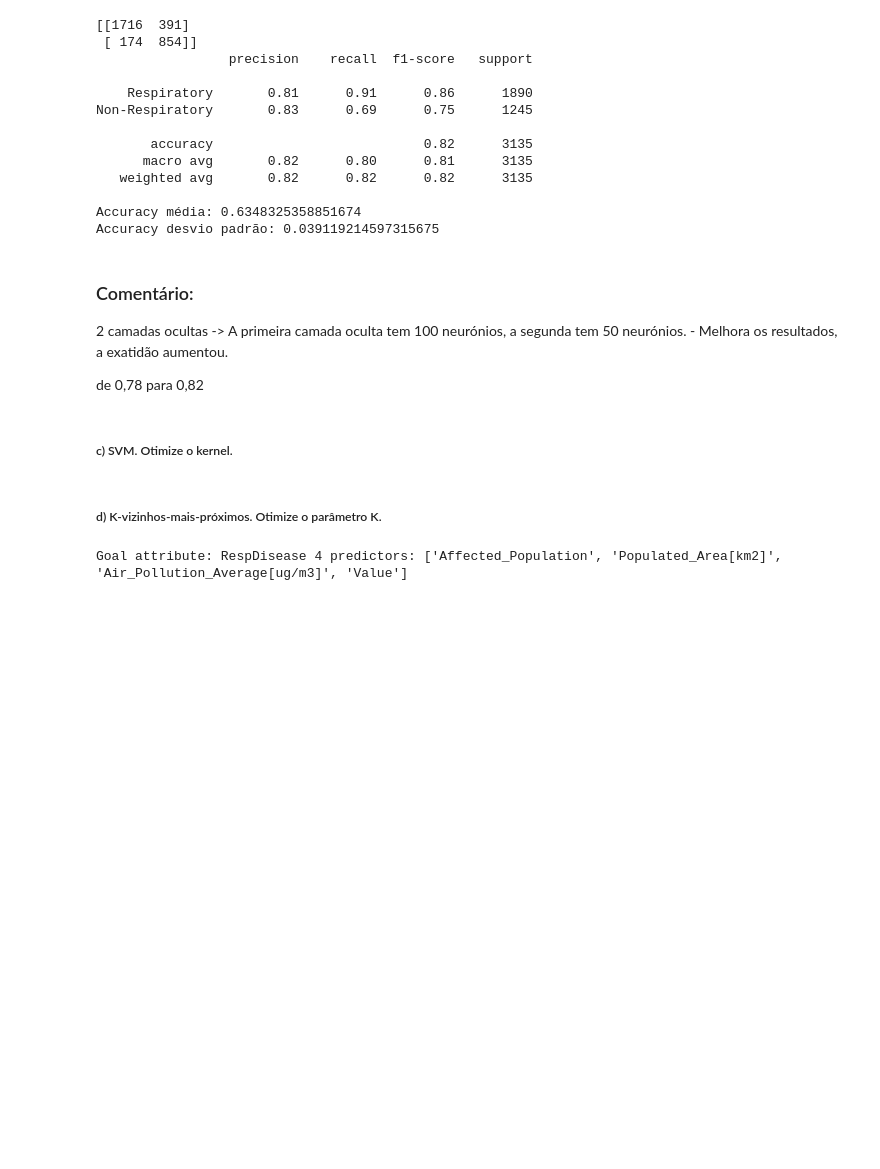
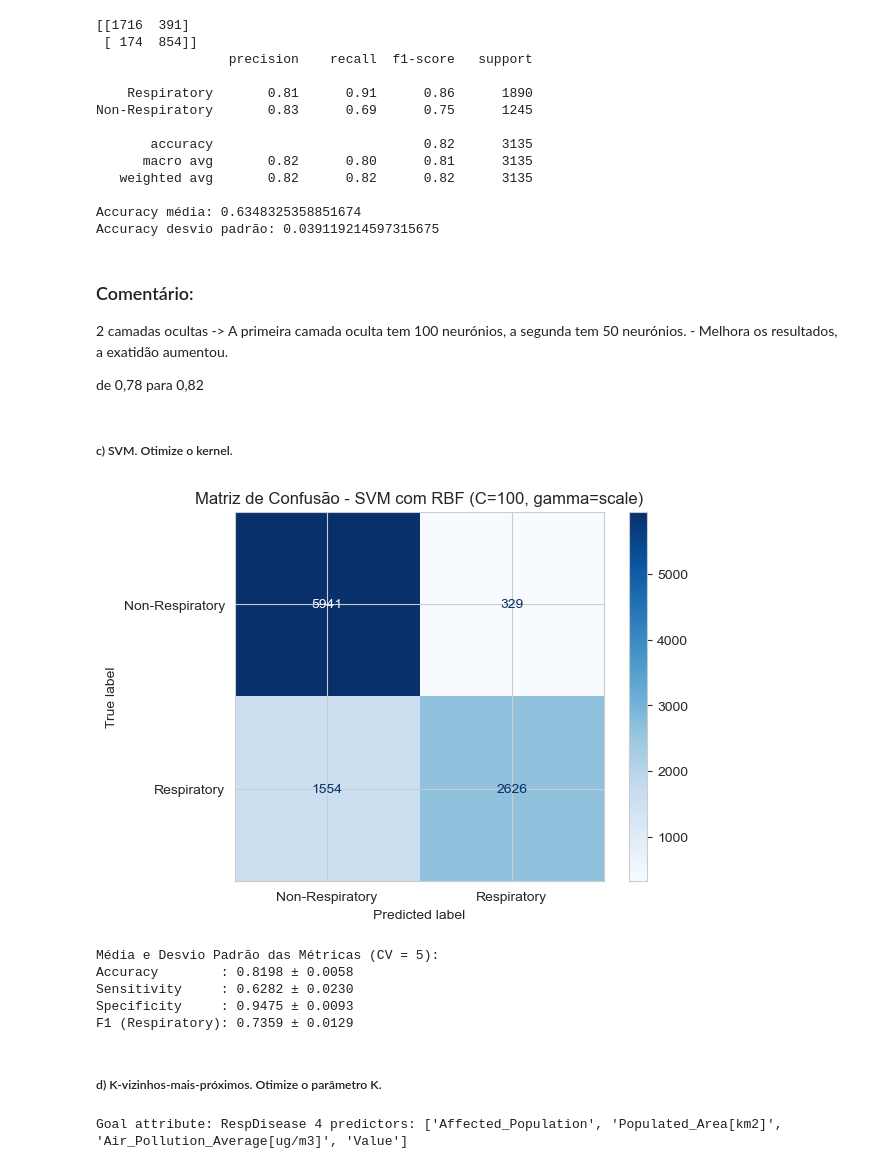
Before and after one commit to 1221715JorgeCruz/ANADI_MFC_3NA_1221715_1191843_1100719, a Jupyter notebook: trabalho_pratico_02/4.3-Classificacao.ipynb, the cells around one changed output. Saved outputs shown, nothing was run; the diff lists cells and outputs as text; code cells hidden in the pictures; blank space fills up the shorter version.

```diff
--- a/trabalho_pratico_02/4.3-Classificacao.ipynb
+++ b/trabalho_pratico_02/4.3-Classificacao.ipynb
@@ -414,9 +415,81 @@ de 0,78 para 0,82
 # %% [markdown]
 ##### c) SVM. Otimize o kernel.
 # %%
-# usar linear e rbf
-# normalização standard scaller
-# usar label encoding
+from sklearn.model_selection import StratifiedKFold
+from sklearn.metrics import accuracy_score, recall_score, f1_score, classification_report, confusion_matrix, ConfusionMatrixDisplay
+from sklearn.preprocessing import LabelEncoder, StandardScaler
+from sklearn.pipeline import Pipeline
+from sklearn.svm import SVC
+import numpy as np
+
+# Features e target
+features = ['Affected_Population', 'Populated_Area[km2]', 'Air_Pollution_Average[ug/m3]', 'Value']
+X = df_grouped[features]
+y = df_grouped['RespDisease']
+
+# Codificar a variável target
+le = LabelEncoder()
+y_encoded = le.fit_transform(y)
+
+# Inicializar o pipeline com melhores hiperparâmetros
+pipeline = Pipeline([
+    ('scaler', StandardScaler()),
+    ('svc', SVC(kernel='rbf', C=100, gamma='scale'))
+])
+
+# K-fold cross validation
+cv = StratifiedKFold(n_splits=5, shuffle=True, random_state=42)
+
+
+# Inicializar listas para métricas e para todas as predições
+accuracies = []
+sensitivities = []
+specificities = []
+f1_scores = []
+all_y_test = []
+all_y_pred = []
+
+for train_idx, test_idx in cv.split(X, y_encoded):
+    X_train, X_test = X.iloc[train_idx], X.iloc[test_idx]
+    y_train, y_test = y_encoded[train_idx], y_encoded[test_idx]
+
+    pipeline.fit(X_train, y_train)
+    y_pred = pipeline.predict(X_test)
+
+    # Armazenar y_test e y_pred para avaliação final
+    all_y_test.extend(y_test)
+    all_y_pred.extend(y_pred)
+
+    # Calcular métricas
+    accuracies.append(accuracy_score(y_test, y_pred))
+    sensitivities.append(recall_score(y_test, y_pred, pos_label=le.transform(['Respiratory'])[0]))
+    specificities.append(recall_score(y_test, y_pred, pos_label=le.transform(['Non-Respiratory'])[0]))
+    f1_scores.append(f1_score(y_test, y_pred, pos_label=le.transform(['Respiratory'])[0]))
+
+# Converter para arrays para uso com métricas
+all_y_test = np.array(all_y_test)
+all_y_pred = np.array(all_y_pred)
+
+# Matriz de confusão final
+cm = confusion_matrix(all_y_test, all_y_pred)
+disp = ConfusionMatrixDisplay(confusion_matrix=cm, display_labels=le.classes_)
+disp.plot(cmap='Blues')
+plt.title('Matriz de Confusão - SVM com RBF (C=100, gamma=scale)')
+plt.show()
+
+# Resultados
+print("Média e Desvio Padrão das Métricas (CV = 5):")
+print(f"Accuracy        : {np.mean(accuracies):.4f} ± {np.std(accuracies):.4f}")
+print(f"Sensitivity     : {np.mean(sensitivities):.4f} ± {np.std(sensitivities):.4f}")
+print(f"Specificity     : {np.mean(specificities):.4f} ± {np.std(specificities):.4f}")
+print(f"F1 (Respiratory): {np.mean(f1_scores):.4f} ± {np.std(f1_scores):.4f}")
+# %% [output]
+[figure, added]
+Média e Desvio Padrão das Métricas (CV = 5):
+Accuracy        : 0.8198 ± 0.0058
+Sensitivity     : 0.6282 ± 0.0230
+Specificity     : 0.9475 ± 0.0093
+F1 (Respiratory): 0.7359 ± 0.0129
 # %% [markdown]
 ##### d) K-vizinhos-mais-próximos. Otimize o parâmetro K.
 # %%
```
Also changed, not shown: parts of 9 cells of this notebook.
